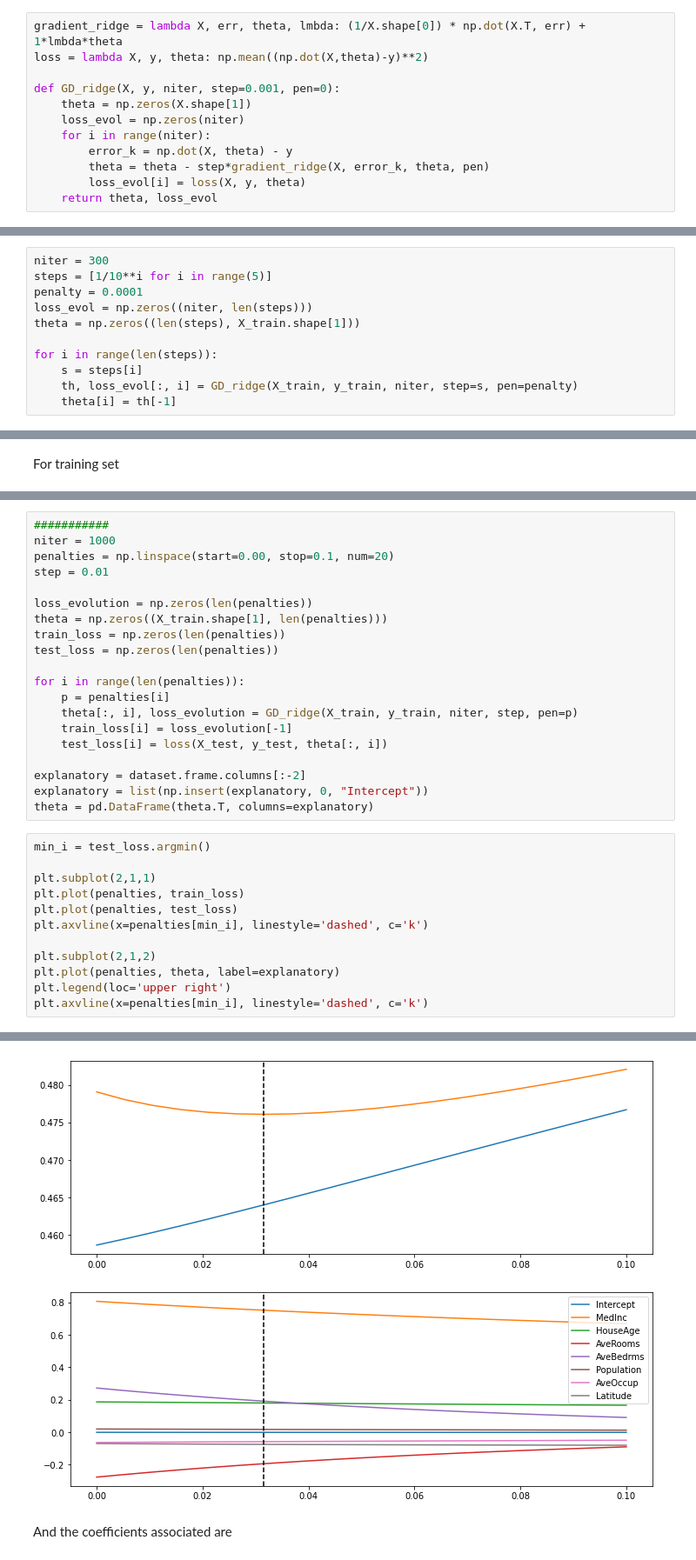
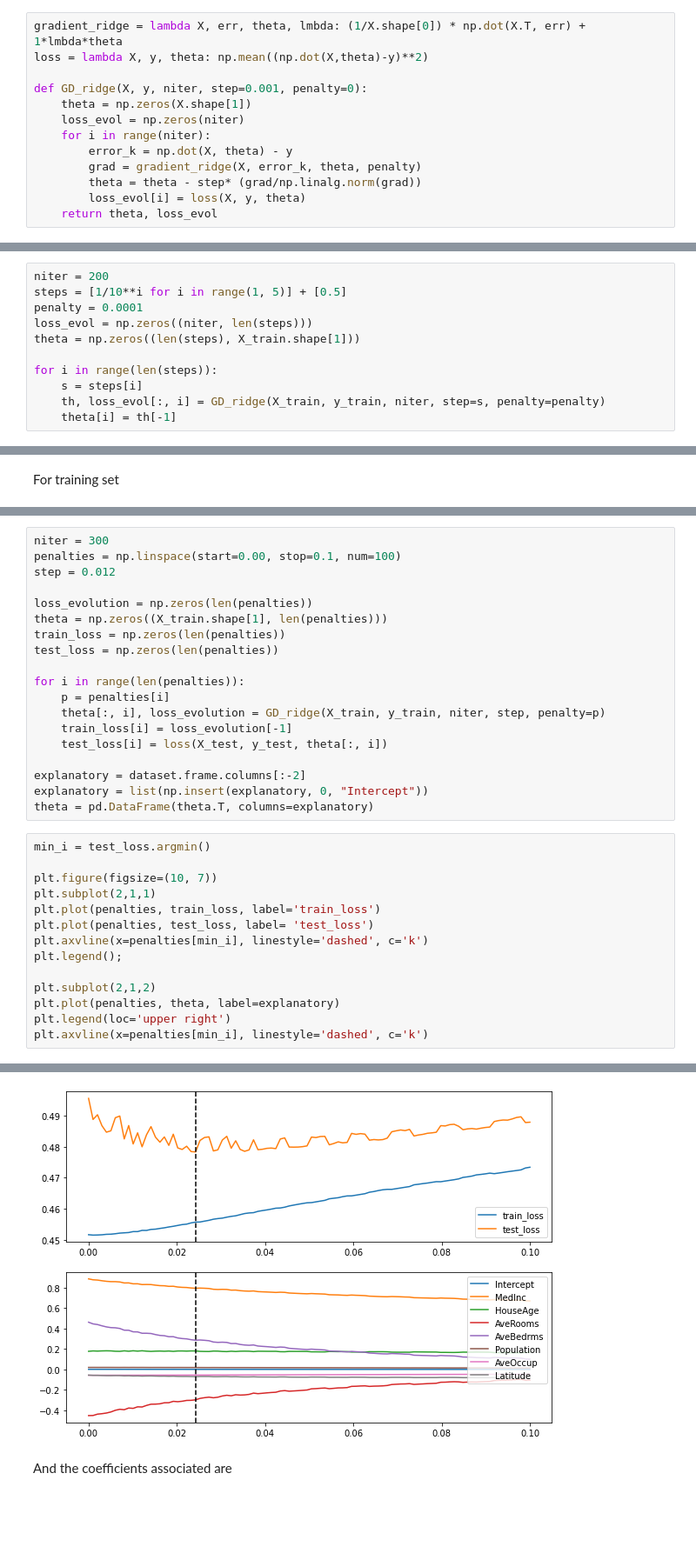
Before and after one commit to neytjieb1/optimisation_ml, a Jupyter notebook: Part 1/part1.ipynb, the cells around one changed output, grey strips where cells are left out. Shown: that part at 87% size. Saved outputs shown, nothing was run; the diff lists cells and outputs as text; blank space fills up the shorter version.

```diff
--- a/Part 1/part1.ipynb
+++ b/Part 1/part1.ipynb
@@ -65,11 +72,12 @@ $$ \nabla{F} = \frac{1}{n}X^{T}(Y-X\theta) + \lambda\theta
 gradient_ridge = lambda X, err, theta, lmbda: (1/X.shape[0]) * np.dot(X.T, err) + 1*lmbda*theta
 loss = lambda X, y, theta: np.mean((np.dot(X,theta)-y)**2)
 
-def GD_ridge(X, y, niter, step=0.001, pen=0):
+def GD_ridge(X, y, niter, step=0.001, penalty=0):
     theta = np.zeros(X.shape[1])
     loss_evol = np.zeros(niter)
     for i in range(niter):
         error_k = np.dot(X, theta) - y
-        theta = theta - step*gradient_ridge(X, error_k, theta, pen)
+        grad = gradient_ridge(X, error_k, theta, penalty)
+        theta = theta - step* (grad/np.linalg.norm(grad))
         loss_evol[i] = loss(X, y, theta)
     return theta, loss_evol
@@ -78,11 +84,11 @@ Q2. Gradient descent with small ridge penalty and varying fixed step sizes
 # %%
-niter = 300
-steps = [1/10**i for i in range(5)]
+niter = 200
+steps = [1/10**i for i in range(1, 5)] + [0.5]
 penalty = 0.0001
 loss_evol = np.zeros((niter, len(steps)))
 theta = np.zeros((len(steps), X_train.shape[1]))
 
 for i in range(len(steps)):
     s = steps[i]
-    th, loss_evol[:, i] = GD_ridge(X_train, y_train, niter, step=s, pen=penalty)
+    th, loss_evol[:, i] = GD_ridge(X_train, y_train, niter, step=s, penalty=penalty)
     theta[i] = th[-1]
@@ -130,8 +144,7 @@ Q4. Regression performance on test set for differing ridge penalties
 # %%
-###########
-niter = 1000
-penalties = np.linspace(start=0.00, stop=0.1, num=20)
-step = 0.01
+niter = 300
+penalties = np.linspace(start=0.00, stop=0.1, num=100)
+step = 0.012
 
 loss_evolution = np.zeros(len(penalties))
 theta = np.zeros((X_train.shape[1], len(penalties)))
@@ -140,7 +153,7 @@ test_loss = np.zeros(len(penalties))
 
 for i in range(len(penalties)):
     p = penalties[i]
-    theta[:, i], loss_evolution = GD_ridge(X_train, y_train, niter, step, pen=p)
+    theta[:, i], loss_evolution = GD_ridge(X_train, y_train, niter, step, penalty=p)
     train_loss[i] = loss_evolution[-1]
     test_loss[i] = loss(X_test, y_test, theta[:, i])
 
@@ -150,18 +163,20 @@ theta = pd.DataFrame(theta.T, columns=explanatory)
 # %%
 min_i = test_loss.argmin()
 
+plt.figure(figsize=(10, 7))
 plt.subplot(2,1,1)
-plt.plot(penalties, train_loss)
-plt.plot(penalties, test_loss)
+plt.plot(penalties, train_loss, label='train_loss')
+plt.plot(penalties, test_loss, label= 'test_loss')
 plt.axvline(x=penalties[min_i], linestyle='dashed', c='k')
+plt.legend();
 
 plt.subplot(2,1,2)
 plt.plot(penalties, theta, label=explanatory)
 plt.legend(loc='upper right')
 plt.axvline(x=penalties[min_i], linestyle='dashed', c='k')
 # %% [output]
 <matplotlib.lines.Line2D at 0x...>
-[figure, old version]
+[figure, new version]
 # %% [markdown]
 And the coefficients associated are
 # %%
```
Also changed, not shown: parts of 20 cells of this notebook, 7 other files.
